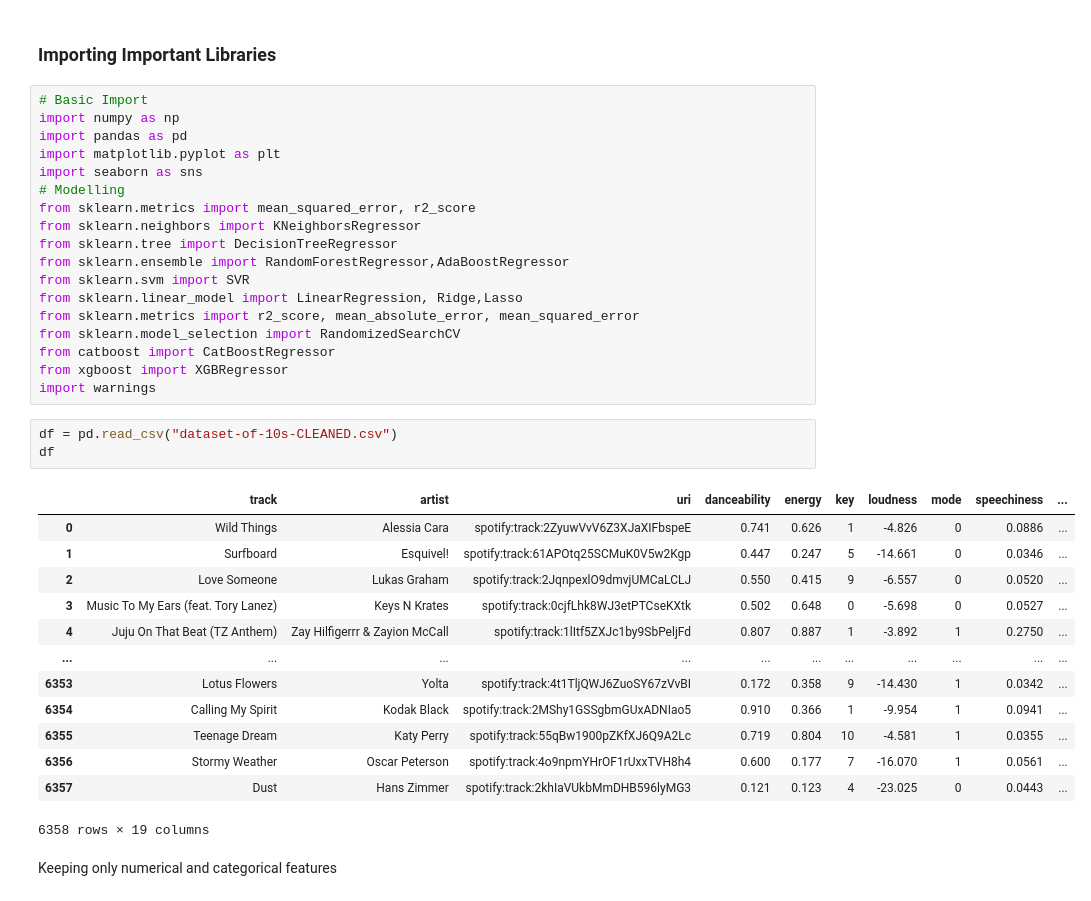
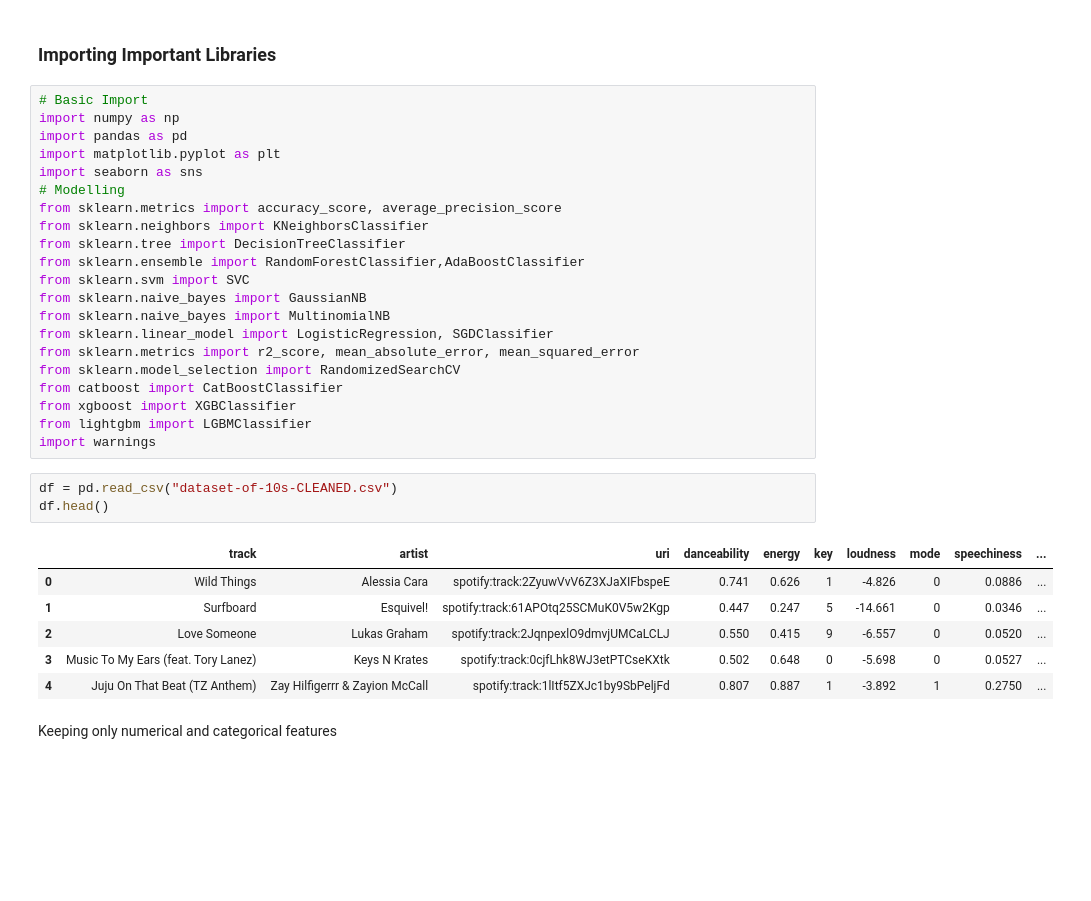
Before and after one commit to siddhantpassi/My_Project, a Jupyter notebook: Hit_Flop_Data/Model_Training.ipynb, the cells around one changed output. Saved outputs shown, nothing was run; the diff lists cells and outputs as text; blank space fills up the shorter version.

Commit message:
Updated Model Trainer

```diff
--- a/Hit_Flop_Data/Model_Training.ipynb
+++ b/Hit_Flop_Data/Model_Training.ipynb
@@ -9,34 +9,30 @@ import pandas as pd
 import matplotlib.pyplot as plt
 import seaborn as sns
 # Modelling
-from sklearn.metrics import mean_squared_error, r2_score
-from sklearn.neighbors import KNeighborsRegressor
-from sklearn.tree import DecisionTreeRegressor
-from sklearn.ensemble import RandomForestRegressor,AdaBoostRegressor
-from sklearn.svm import SVR
-from sklearn.linear_model import LinearRegression, Ridge,Lasso
+from sklearn.metrics import accuracy_score, average_precision_score
+from sklearn.neighbors import KNeighborsClassifier
+from sklearn.tree import DecisionTreeClassifier
+from sklearn.ensemble import RandomForestClassifier,AdaBoostClassifier
+from sklearn.svm import SVC
+from sklearn.naive_bayes import GaussianNB
+from sklearn.naive_bayes import MultinomialNB
+from sklearn.linear_model import LogisticRegression, SGDClassifier
 from sklearn.metrics import r2_score, mean_absolute_error, mean_squared_error
 from sklearn.model_selection import RandomizedSearchCV
-from catboost import CatBoostRegressor
-from xgboost import XGBRegressor
+from catboost import CatBoostClassifier
+from xgboost import XGBClassifier
+from lightgbm import LGBMClassifier
 import warnings
 # %%
 df = pd.read_csv("dataset-of-10s-CLEANED.csv")
-df
+df.head()
 # %% [output]
 |  | track | artist | uri | danceability | energy | key | loudness | mode | speechiness | ... |
 | 0 | Wild Things | Alessia Cara | spotify:track:2ZyuwVvV6Z3XJaXIFbspeE | 0.741 | 0.626 | 1 | -4.826 | 0 | 0.0886 | ... |
 | 1 | Surfboard | Esquivel! | spotify:track:61APOtq25SCMuK0V5w2Kgp | 0.447 | 0.247 | 5 | -14.661 | 0 | 0.0346 | ... |
 | 2 | Love Someone | Lukas Graham | spotify:track:2JqnpexlO9dmvjUMCaLCLJ | 0.550 | 0.415 | 9 | -6.557 | 0 | 0.0520 | ... |
 | 3 | Music To My Ears (feat. Tory Lanez) | Keys N Krates | spotify:track:0cjfLhk8WJ3etPTCseKXtk | 0.502 | 0.648 | 0 | -5.698 | 0 | 0.0527 | ... |
 | 4 | Juju On That Beat (TZ Anthem) | Zay Hilfigerrr & Zayion McCall | spotify:track:1lItf5ZXJc1by9SbPeljFd | 0.807 | 0.887 | 1 | -3.892 | 1 | 0.2750 | ... |
-| ... | ... | ... | ... | ... | ... | ... | ... | ... | ... | ... |
-| 6353 | Lotus Flowers | Yolta | spotify:track:4t1TljQWJ6ZuoSY67zVvBI | 0.172 | 0.358 | 9 | -14.430 | 1 | 0.0342 | ... |
-| 6354 | Calling My Spirit | Kodak Black | spotify:track:2MShy1GSSgbmGUxADNIao5 | 0.910 | 0.366 | 1 | -9.954 | 1 | 0.0941 | ... |
-| 6355 | Teenage Dream | Katy Perry | spotify:track:55qBw1900pZKfXJ6Q9A2Lc | 0.719 | 0.804 | 10 | -4.581 | 1 | 0.0355 | ... |
-| 6356 | Stormy Weather | Oscar Peterson | spotify:track:4o9npmYHrOF1rUxxTVH8h4 | 0.600 | 0.177 | 7 | -16.070 | 1 | 0.0561 | ... |
-| 6357 | Dust | Hans Zimmer | spotify:track:2khIaVUkbMmDHB596lyMG3 | 0.121 | 0.123 | 4 | -23.025 | 0 | 0.0443 | ... |
-6358 rows × 19 columns
 # %% [markdown]
 Keeping only numerical and categorical features
 # %%
```
Also changed, not shown: parts of 8 cells of this notebook, 13 other files.
